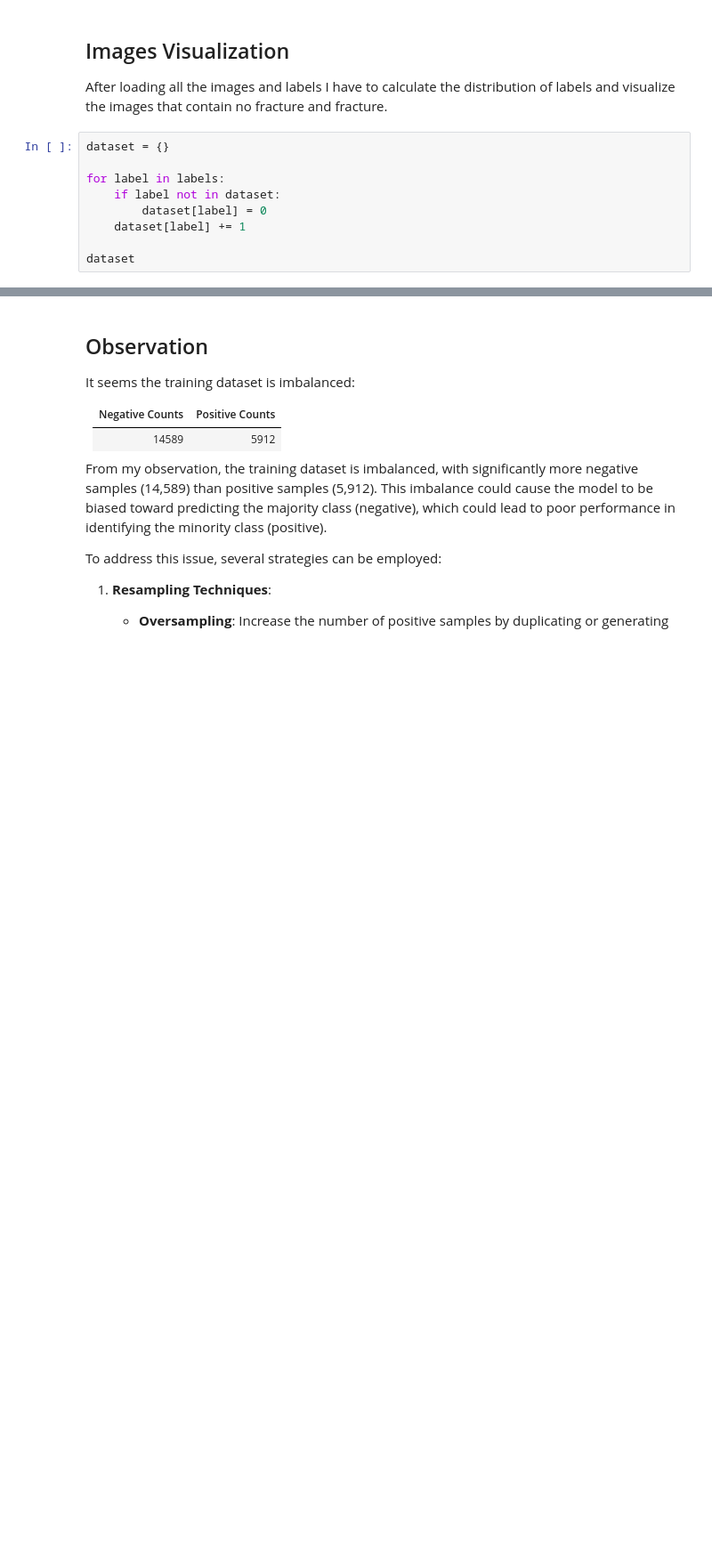
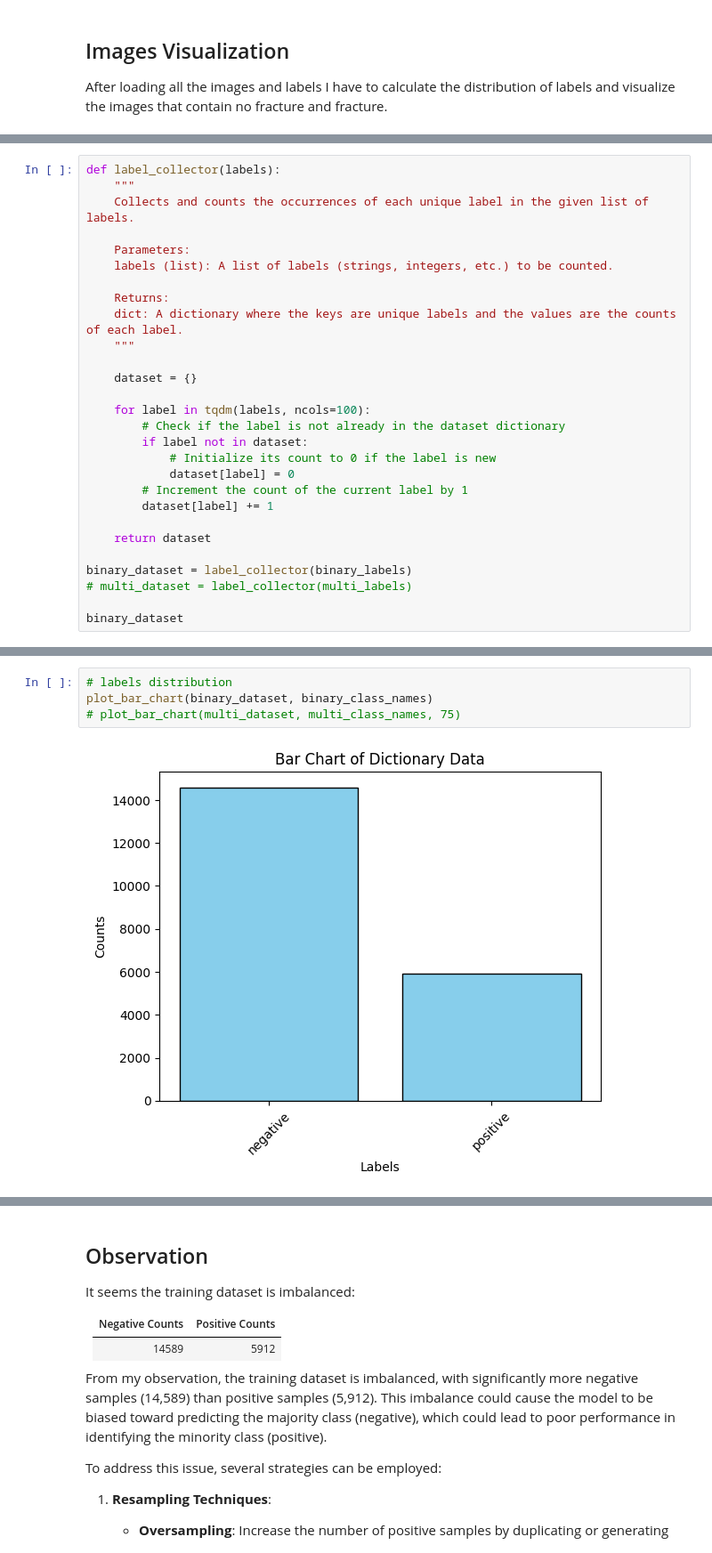
Before and after one commit to Leohoji/Fracture-Identification-System, a Jupyter notebook: bone_fracture_detection.ipynb, the cells around one changed output, grey strips where cells are left out. Shown: that part at 89% size. Saved outputs shown, nothing was run; the diff lists cells and outputs as text; blank space fills up the shorter version.

```diff
--- a/bone_fracture_detection.ipynb
+++ b/bone_fracture_detection.ipynb
@@ -205,12 +267,3 @@ labels[:5]
 ## Images Visualization
 
 After loading all the images and labels I have to calculate the distribution of labels and visualize the images that contain no fracture and fracture.
-# %%
-dataset = {}
-
-for label in labels:
-    if label not in dataset:
-        dataset[label] = 0
-    dataset[label] += 1
-
-dataset
@@ -218,0 +270,28 @@ dataset
+# %%
+def label_collector(labels):
+    """
+    Collects and counts the occurrences of each unique label in the given list of labels.
+
+    Parameters:
+    labels (list): A list of labels (strings, integers, etc.) to be counted.
+
+    Returns:
+    dict: A dictionary where the keys are unique labels and the values are the counts of each label.
+    """
+
+    dataset = {}
+
+    for label in tqdm(labels, ncols=100):
+        # Check if the label is not already in the dataset dictionary
+        if label not in dataset:
+            # Initialize its count to 0 if the label is new
+            dataset[label] = 0
+        # Increment the count of the current label by 1
+        dataset[label] += 1
+
+    return dataset
+
+binary_dataset = label_collector(binary_labels)
+# multi_dataset = label_collector(multi_labels)
+
+binary_dataset
@@ -242,3 +336,9 @@ plt.show()
+# %%
+# labels distribution
+plot_bar_chart(binary_dataset, binary_class_names)
+# plot_bar_chart(multi_dataset, multi_class_names, 75)
+# %% [output]
+[figure, added]
 # %%
 def calculate_bounding_box(img_width: int, img_height: int, x_center: float, y_center: float, width: float, height: float):
     """
```
Also changed, not shown: parts of 26 cells of this notebook.
